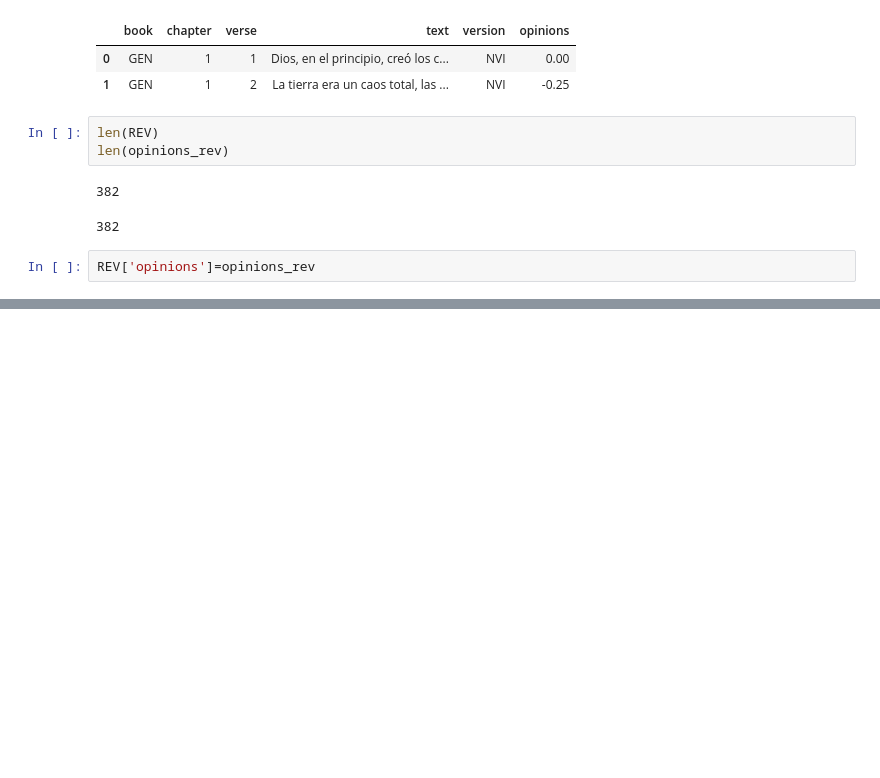
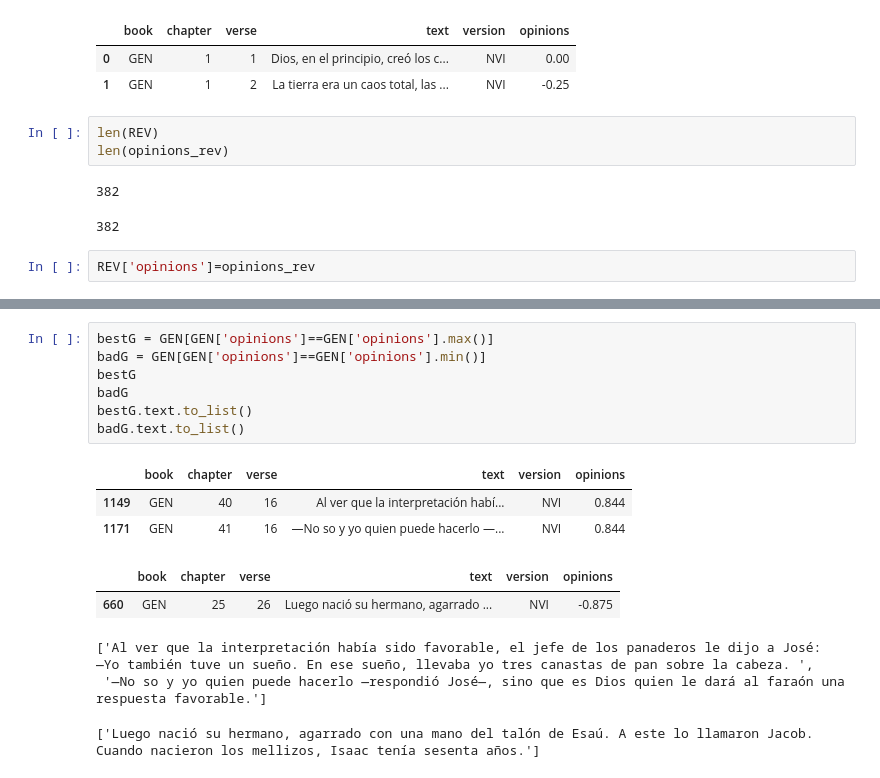
Before and after one commit to jordimarsal/bible_text_analysis, a Jupyter notebook: 5_Sentiment.ipynb, the cells around one changed output, grey strips where cells are left out. Cells and saved outputs as stored; diff of their text form; blank space fills up the shorter version.

```diff
--- a/5_Sentiment.ipynb
+++ b/5_Sentiment.ipynb
@@ -320,0 +239,16 @@ Ttest_indResult(statistic=-2.7867754000904474, pvalue=0.005377515366691982)
+# %%
+bestG = GEN[GEN['opinions']==GEN['opinions'].max()]
+badG = GEN[GEN['opinions']==GEN['opinions'].min()]
+bestG
+badG
+bestG.text.to_list()
+badG.text.to_list()
+# %% [output]
+|  | book | chapter | verse | text | version | opinions |
+| 1149 | GEN | 40 | 16 | Al ver que la interpretación habí... | NVI | 0.844 |
+| 1171 | GEN | 41 | 16 | ―No so y yo quien puede hacerlo —... | NVI | 0.844 |
+|  | book | chapter | verse | text | version | opinions |
+| 660 | GEN | 25 | 26 | Luego nació su hermano, agarrado ... | NVI | -0.875 |
+['Al ver que la interpretación había sido favorable, el jefe de los panaderos le dijo a José: ―Yo también tuve un sueño. En ese sueño, llevaba yo tres canastas de pan sobre la cabeza. ',
+ '―No so y yo quien puede hacerlo —respondió José—, sino que es Dios quien le dará al faraón una respuesta favorable.']
+['Luego nació su hermano, agarrado con una mano del talón de Esaú. A este lo llamaron Jacob. Cuando nacieron los mellizos, Isaac tenía sesenta años.']
```
Also changed, not shown: parts of 8 cells of this notebook, 5 other files.
